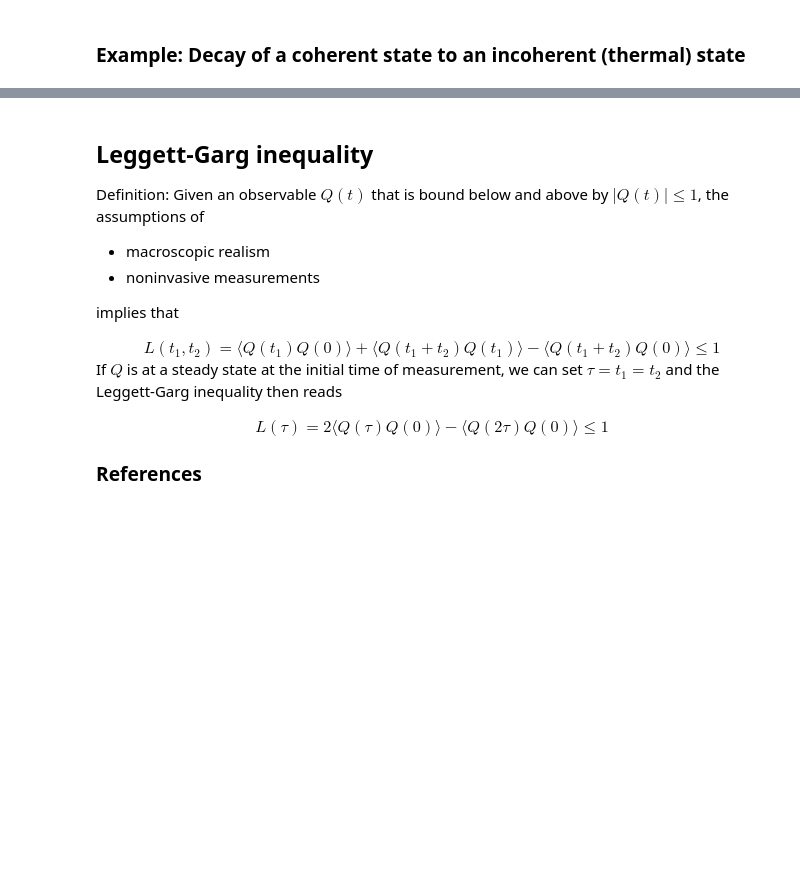
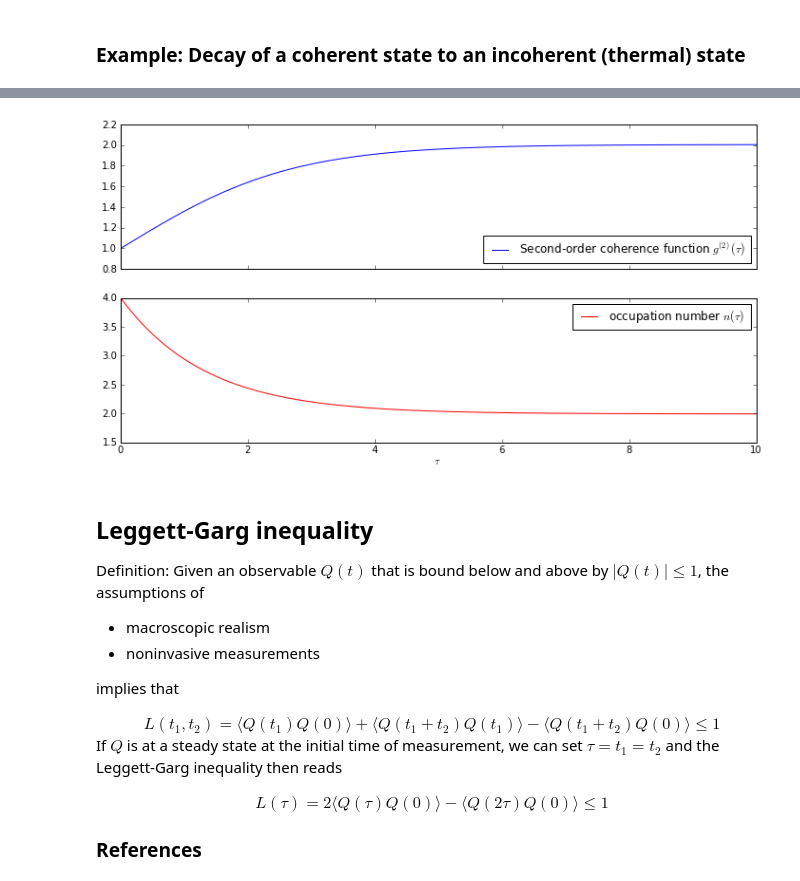
Before and after one commit to jrjohansson/qutip-lectures, a Jupyter notebook: Lecture-4-Correlation-Functions.ipynb, the cells around one changed output, grey strips where cells are left out. Saved outputs shown, nothing was run; the diff lists cells and outputs as text; code cells hidden in the pictures; blank space fills up the shorter version.

Commit message:
added second-order coherence function to examples

```diff
--- a/Lecture-4-Correlation-Functions.ipynb
+++ b/Lecture-4-Correlation-Functions.ipynb
@@ -62,3 +71,33 @@ axes[1].set_xlabel(r'$\tau$')
+# %%
+def correlation_ss_gtt(H, tlist, c_ops, a_op, b_op, c_op, d_op, rho0=None):
+    """
+    Calculate the correlation function <A(0)B(tau)C(tau)D(0)>
+
+    (ss_gtt = steadystate general two-time)
+
+    See, Gardiner, Quantum Noise, Section 5.2.1
+
+    .. note::
+        Experimental.
+    """
+    if rho0 == None:
+        rho0 = steadystate(H, c_ops)
+
+    return mesolve(H, d_op * rho0 * a_op, tlist, c_ops, [b_op * c_op]).expect[0]
+# %%
+# calculate the correlation function G2 and normalize with n to obtain g2
+G2 = correlation_ss_gtt(H, taulist, c_ops, a.dag(), a.dag(), a, a, rho0=rho0)
+g2 = G2 / n**2
+# %%
+fig, axes = subplots(2, 1, sharex=True, figsize=(12,6))
+
+axes[0].plot(taulist, real(g2), 'b', label=r'Second-order coherence function $g^{(2)}(\tau)$')
+axes[1].plot(taulist, real(n),  'r', label=r'occupation number $n(\tau)$')
+axes[0].legend(loc=0)
+axes[1].legend()
+axes[1].set_xlabel(r'$\tau$');
+# %% [output]
+[figure, added]
 # %% [markdown]
 ## Leggett-Garg inequality
 
```
Also changed, not shown: parts of 5 cells of this notebook.
